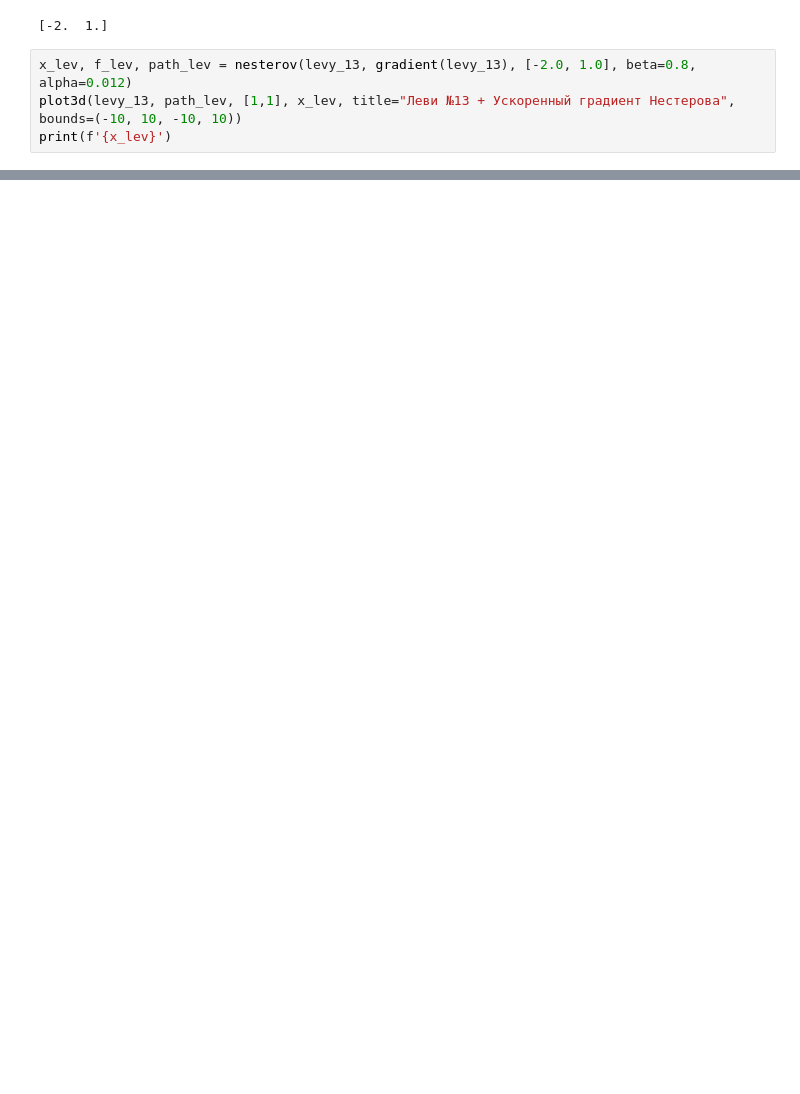
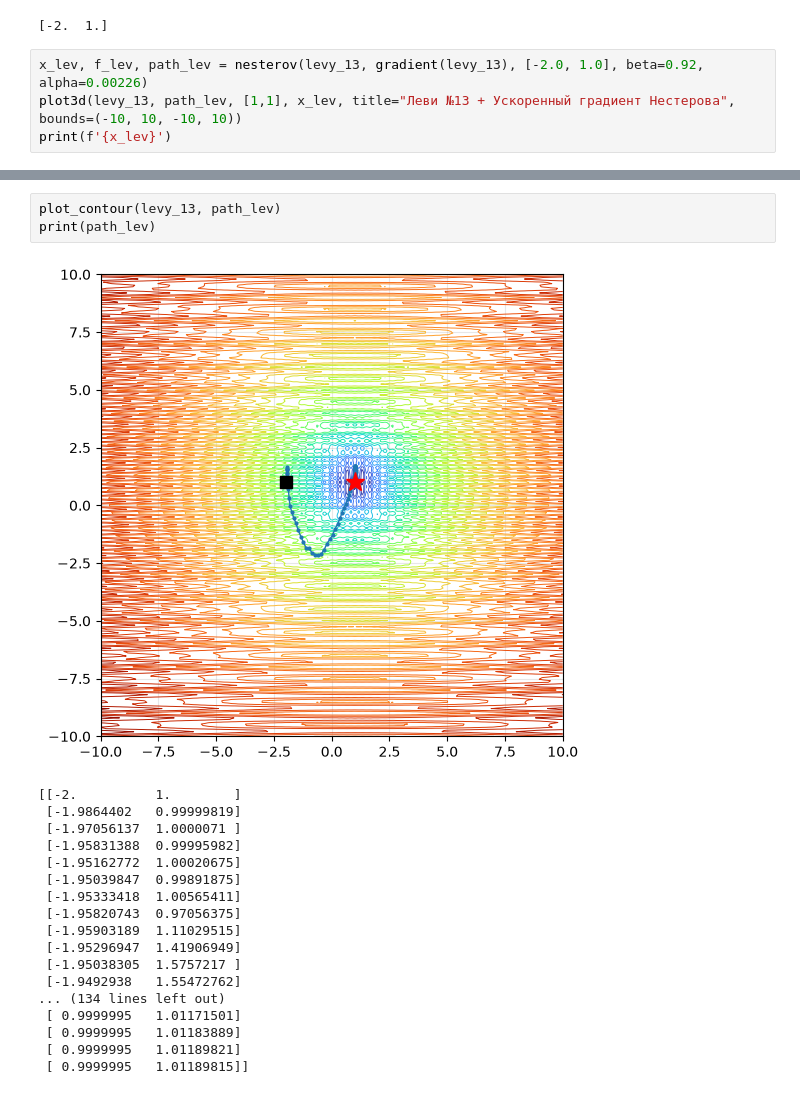
Before and after one commit to xpertdreamer/mroz, a Jupyter notebook: lab5/lab5.ipynb, the cells around one changed output, grey strips where cells are left out. Cells and saved outputs as stored; diff of their text form; blank space fills up the shorter version.

```diff
--- a/lab5/lab5.ipynb
+++ b/lab5/lab5.ipynb
@@ -183,7 +271,7 @@ print(f'{x_eas}')
 [interactive output not drawn]
 [-2.  1.]
 # %%
-x_lev, f_lev, path_lev = nesterov(levy_13, gradient(levy_13), [-2.0, 1.0], beta=0.8, alpha=0.012)
+x_lev, f_lev, path_lev = nesterov(levy_13, gradient(levy_13), [-2.0, 1.0], beta=0.92, alpha=0.00226)
 plot3d(levy_13, path_lev, [1,1], x_lev, title="Леви №13 + Ускоренный градиент Нестерова", bounds=(-10, 10, -10, 10))
 print(f'{x_lev}')
 # %% [output]
@@ -192 +280,23 @@ print(f'{x_lev}')
+# %%
+plot_contour(levy_13, path_lev)
+print(path_lev)
+# %% [output]
+[figure, added]
+[[-2.          1.        ]
+ [-1.9864402   0.99999819]
+ [-1.97056137  1.0000071 ]
+ [-1.95831388  0.99995982]
+ [-1.95162772  1.00020675]
+ [-1.95039847  0.99891875]
+ [-1.95333418  1.00565411]
+ [-1.95820743  0.97056375]
+ [-1.95903189  1.11029515]
+ [-1.95296947  1.41906949]
+ [-1.95038305  1.5757217 ]
+ [-1.9492938   1.55472762]
+... (134 lines left out)
+ [ 0.9999995   1.01171501]
+ [ 0.9999995   1.01183889]
+ [ 0.9999995   1.01189821]
+ [ 0.9999995   1.01189815]]
 # %%
```
Also changed, not shown: parts of 25 cells of this notebook, 2 other files.
